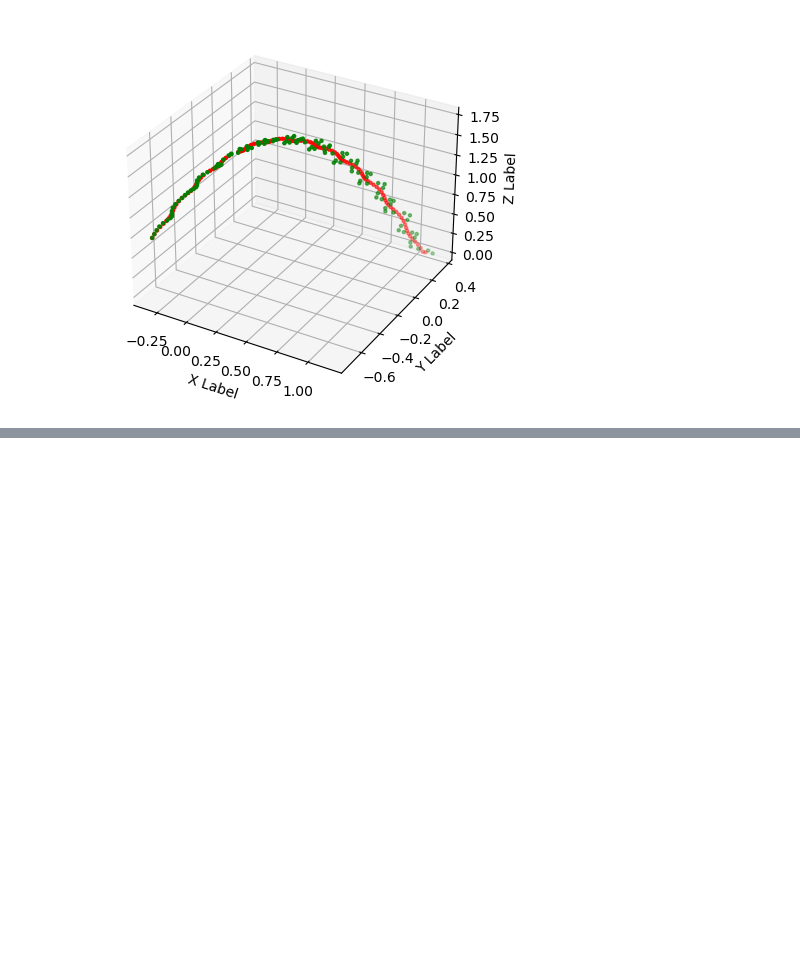
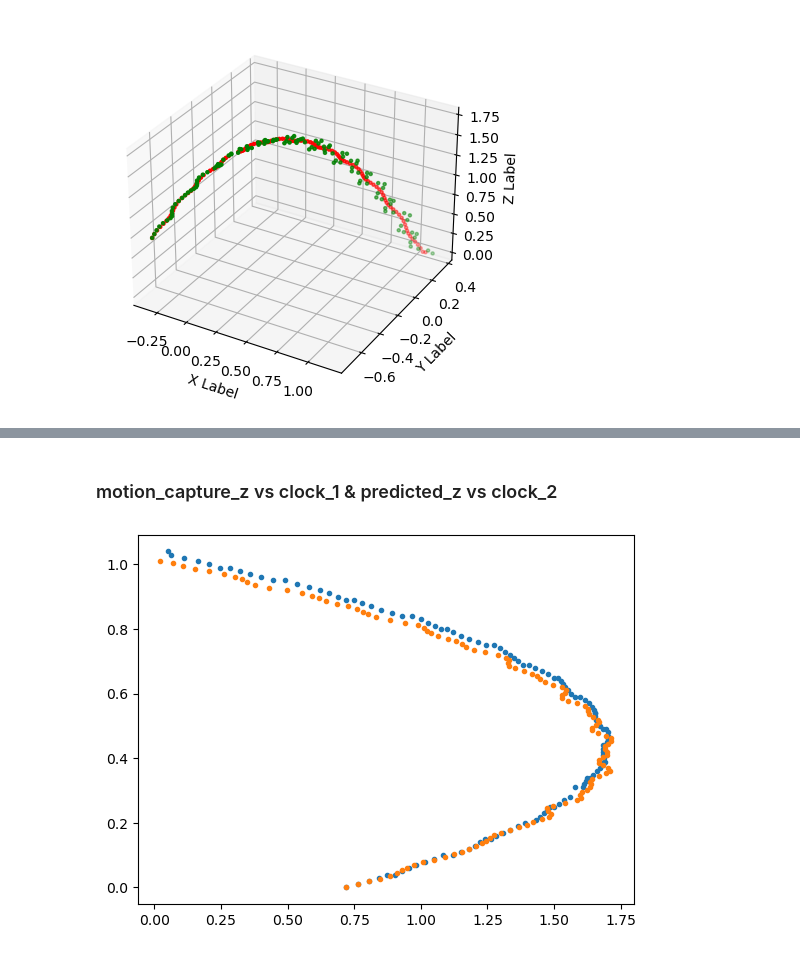
Before and after one commit to kirankigi5/ball_tracking, a Jupyter notebook: ball_tracking.ipynb, the cells around one changed output, grey strips where cells are left out. Drawn from its saved outputs; the diff is of its cells as text; code cells hidden in the pictures; blank space fills up the shorter version.

```diff
--- a/ball_tracking.ipynb
+++ b/ball_tracking.ipynb
@@ -265,0 +286,10 @@ plt.show()
+# %% [markdown]
+### motion_capture_z  vs clock_1 & predicted_z vs clock_2
+# %%
+
+plt.plot(motion_capture_data_array[:,2], clock_1, '.')
+plt.plot(predicted_data_array[:,2], clock_2, '.')
+
+plt.show()
+# %% [output]
+[figure, added]
```
Also changed, not shown: parts of 4 cells of this notebook.
